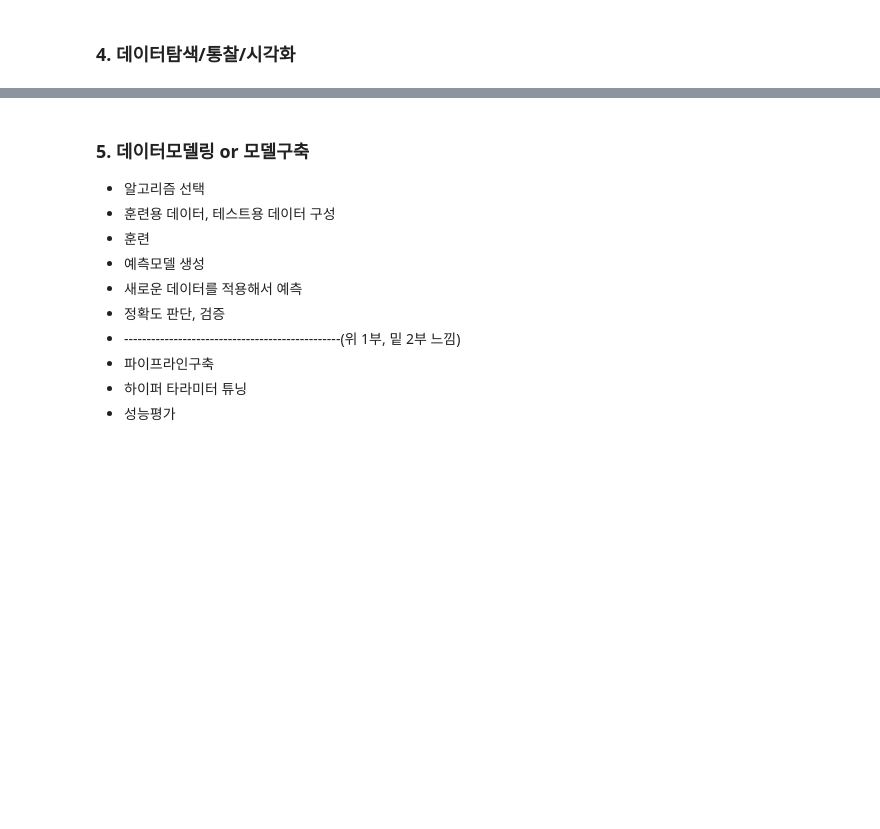
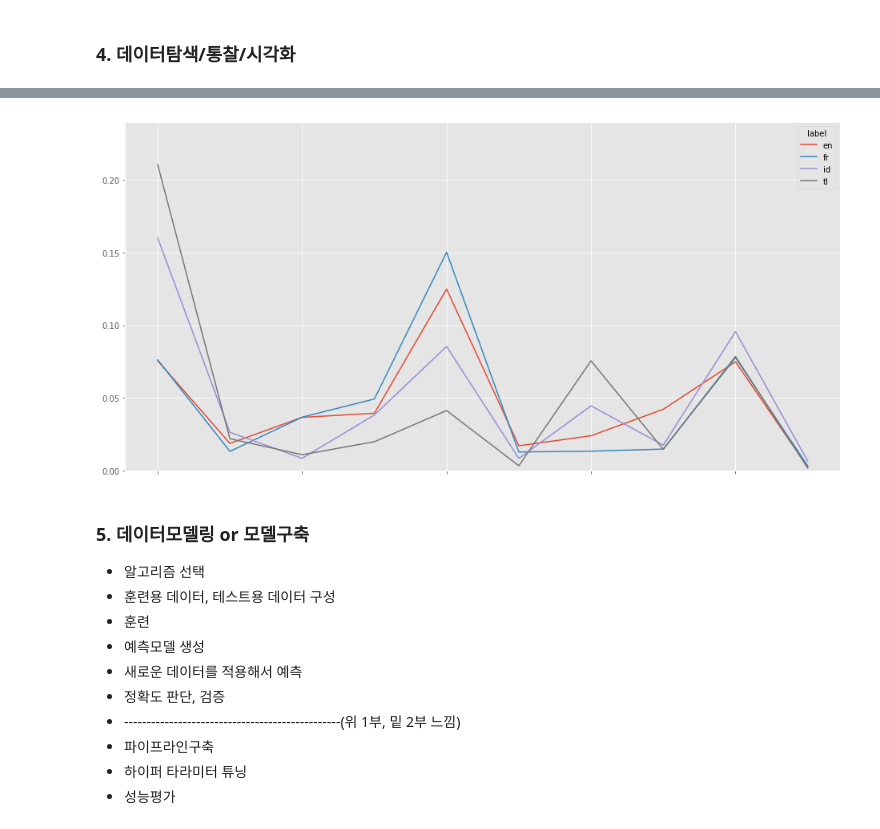
Before and after one commit to ParkKeunYoung/py_projects, a Jupyter notebook: dl/basic/머신러닝을 이용한 알파벳기반 언어자동판독 서비스.ipynb, the cells around one changed output, grey strips where cells are left out. Cells and saved outputs as stored; diff of their text form; code cells hidden in the pictures; blank space fills up the shorter version.

```diff
--- a/dl/basic/머신러닝을 이용한 알파벳기반 언어자동판독 서비스.ipynb
+++ b/dl/basic/머신러닝을 이용한 알파벳기반 언어자동판독 서비스.ipynb
@@ -179,3 +376,10 @@ with open('../data/lang_label_freq.json', 'w', encoding='utf-8') as f: # w :쓰
+# %%
+plt.style.use('ggplot')
+df_tmp_pv.iloc[:10,:].plot( kind = 'line', figsize=(16,8), ylim=(0, 0.24))
+plt.show()
+# 일부 구간 : e~g 구간의 추이는 인디아/타갈리아어 vs 영어/프랑스계열이 추이가 확실히 다르다
+# %% [output]
+[figure, added]
 # %% [markdown]
 ### 5. 데이터모델링 or 모델구축
 
```
Also changed, not shown: parts of 39 cells of this notebook, 37 other files.
